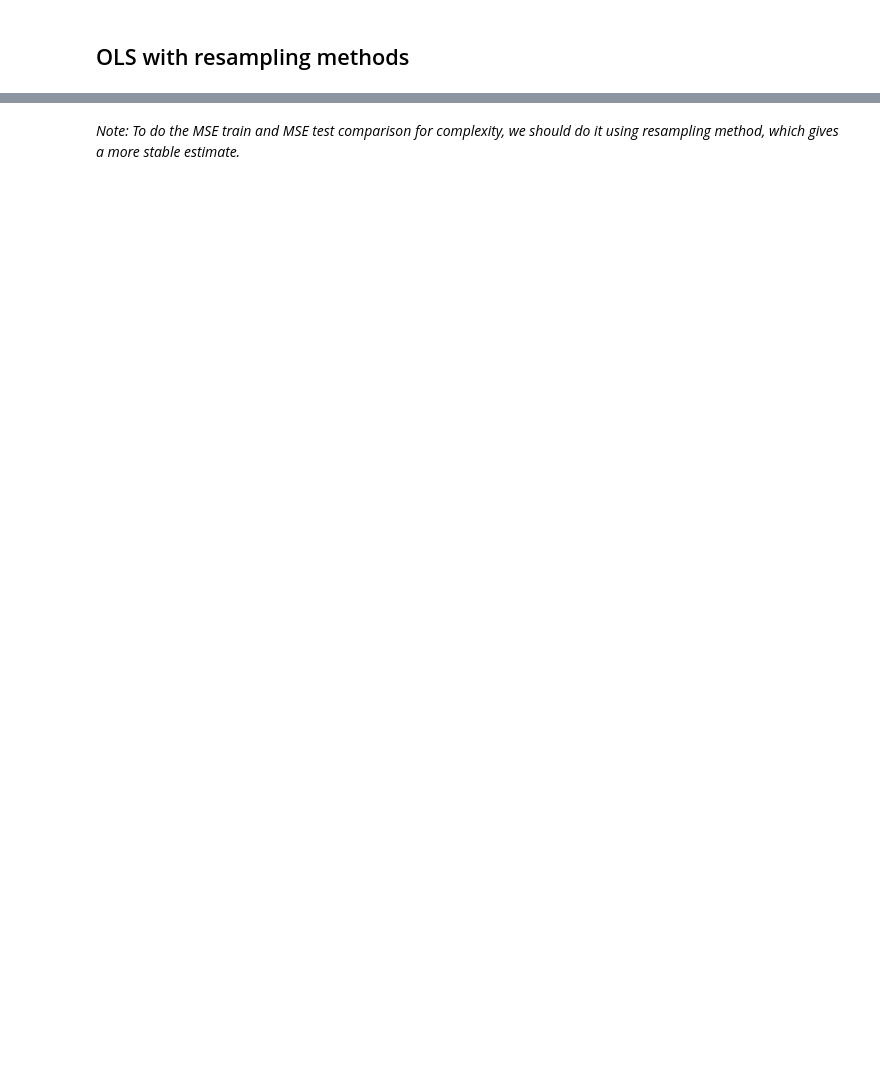
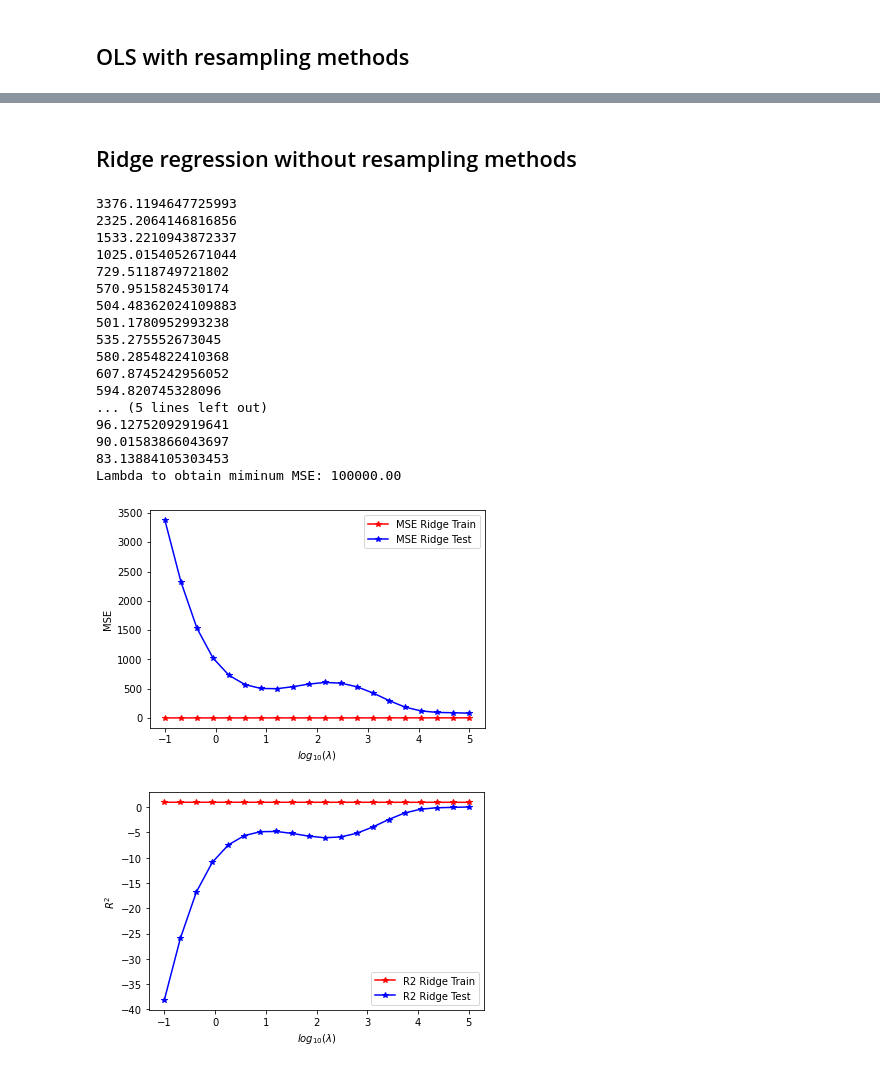
Before and after one commit to engyssimo/MLProjectNucphys, a Jupyter notebook: Project1/FilippoProject1.ipynb, the cells around one changed output, grey strips where cells are left out. Drawn from its saved outputs; the diff is of its cells as text; code cells hidden in the pictures; blank space fills up the shorter version.

```diff
--- a/Project1/FilippoProject1.ipynb
+++ b/Project1/FilippoProject1.ipynb
@@ -1522,2 +1518,2 @@ filtered_boston = drop_columns(0.3)
-# %% [markdown]
-_Note: To do the MSE train and MSE test comparison for complexity, we should do it using resampling method, which gives a more stable estimate._
+# %% [markdown]
+## Ridge regression without resampling methods
@@ -1523,0 +1531,70 @@ _Note: To do the MSE train and MSE test comparison for complexity, we should do
+# %%
+#Let's apply the rigid regression
+#First the number of lambdas we will consider
+sel_degree= 4
+nlambdas = 20
+lambd = np.logspace(-1, 5, nlambdas)
+
+z = boston_df['MEDV']
+x = drop_columns(boston_df,0.4)
+
+
+polydegree = np.zeros(maxdegree)
+MSE_Ridge = np.zeros((len(lambd),2))
+R2_Ridge = np.zeros((len(lambd),2))
+
+#Here 0.5 gives much better result compaire with 0.4 and 0.3
+
+#set up the model
+poly = PolynomialFeatures(sel_degree+1)
+
+X = poly.fit_transform(x)
+
+
+polydegree[degree] = degree+1
+X_train, X_test, z_train, z_test = train_test_split(np.array(X), np.array(z), test_size=0.3, random_state = 2)
+
+for i in range(nlambdas):
+    z_tilde_train, z_tilde_test = Ridge_reg(X_train,X_test,z_train,z_test,lambd[i])
+    MSE_Ridge[i,0] = mean_squared_error(z_train, z_tilde_train)
+    MSE_Ridge[i,1] = mean_squared_error(z_test, z_tilde_test)
+    R2_Ridge[i, 0] = r2_score(z_train, z_tilde_train)
+    R2_Ridge[i, 1] = r2_score(z_test, z_tilde_test)
+    print(MSE_Ridge[i,1])
+
+plt.figure()
+plt.plot(np.log10(lambd), MSE_Ridge[:,0], 'r*-', label = 'MSE Ridge Train')
+plt.plot(np.log10(lambd), MSE_Ridge[:,1], 'b*-', label = 'MSE Ridge Test')
+plt.xlabel('$log_{10}(\lambda)$')
+plt.ylabel('MSE')
+plt.legend()
+print('Lambda to obtain miminum MSE: {:.2f}'.format(lambd[np.argmin(MSE_Ridge[:,1])]))
+plt.show()
+
+plt.figure()
+plt.plot(np.log10(lambd), R2_Ridge[:,0], 'r*-', label = 'R2 Ridge Train')
+plt.plot(np.log10(lambd), R2_Ridge[:,1], 'b*-', label = 'R2 Ridge Test')
+plt.xlabel('$log_{10}(\lambda)$')
+plt.ylabel('$R^2$')
+plt.legend()
+plt.show()
+# %% [output]
+3376.1194647725993
+2325.2064146816856
+1533.2210943872337
+1025.0154052671044
+729.5118749721802
+570.9515824530174
+504.48362024109883
+501.1780952993238
+535.275552673045
+580.2854822410368
+607.8745242956052
+594.820745328096
+... (5 lines left out)
+96.12752092919641
+90.01583866043697
+83.13884105303453
+Lambda to obtain miminum MSE: 100000.00
+[figure, added]
+[figure, added]
```
Also changed, not shown: parts of 12 cells of this notebook.
